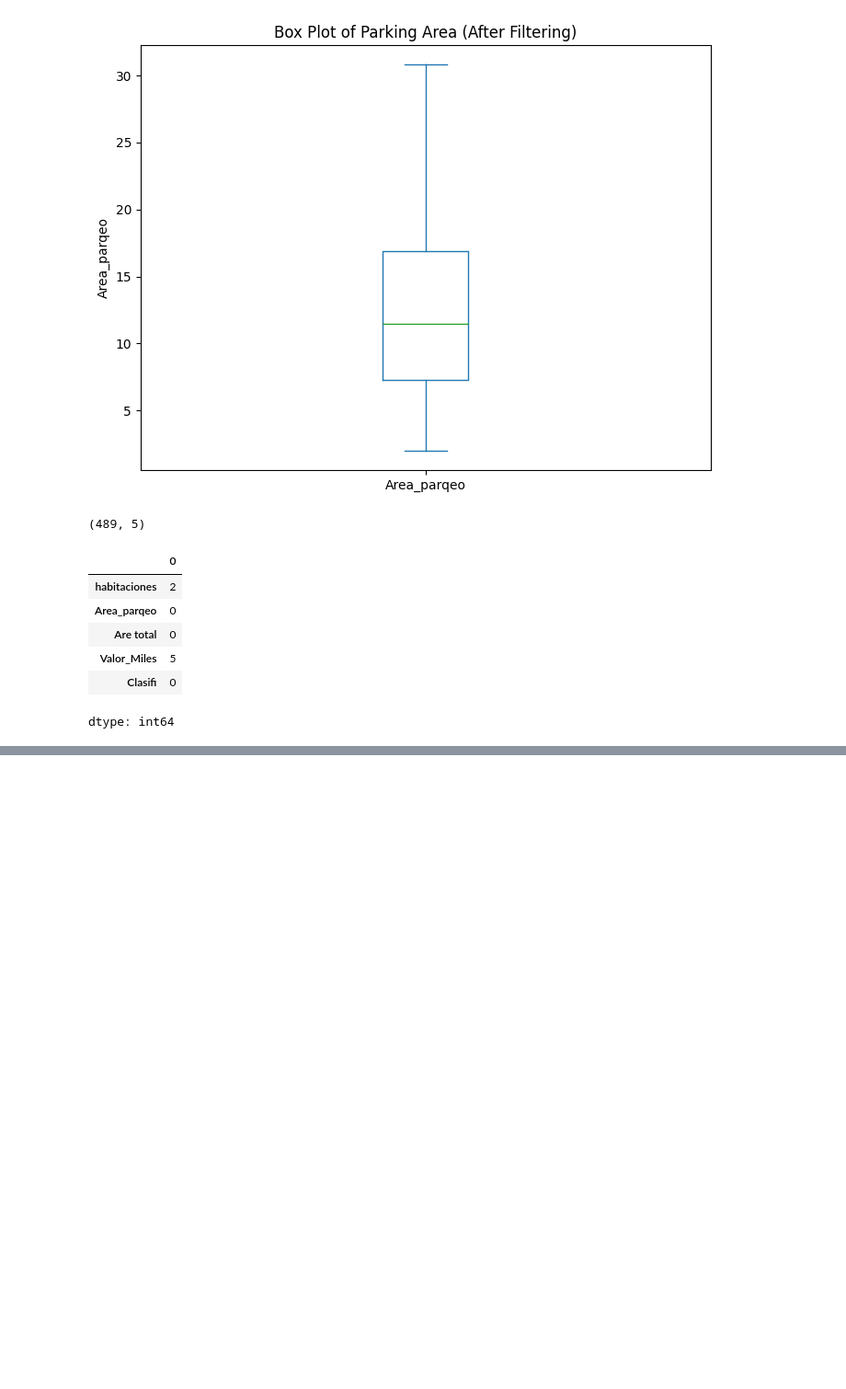
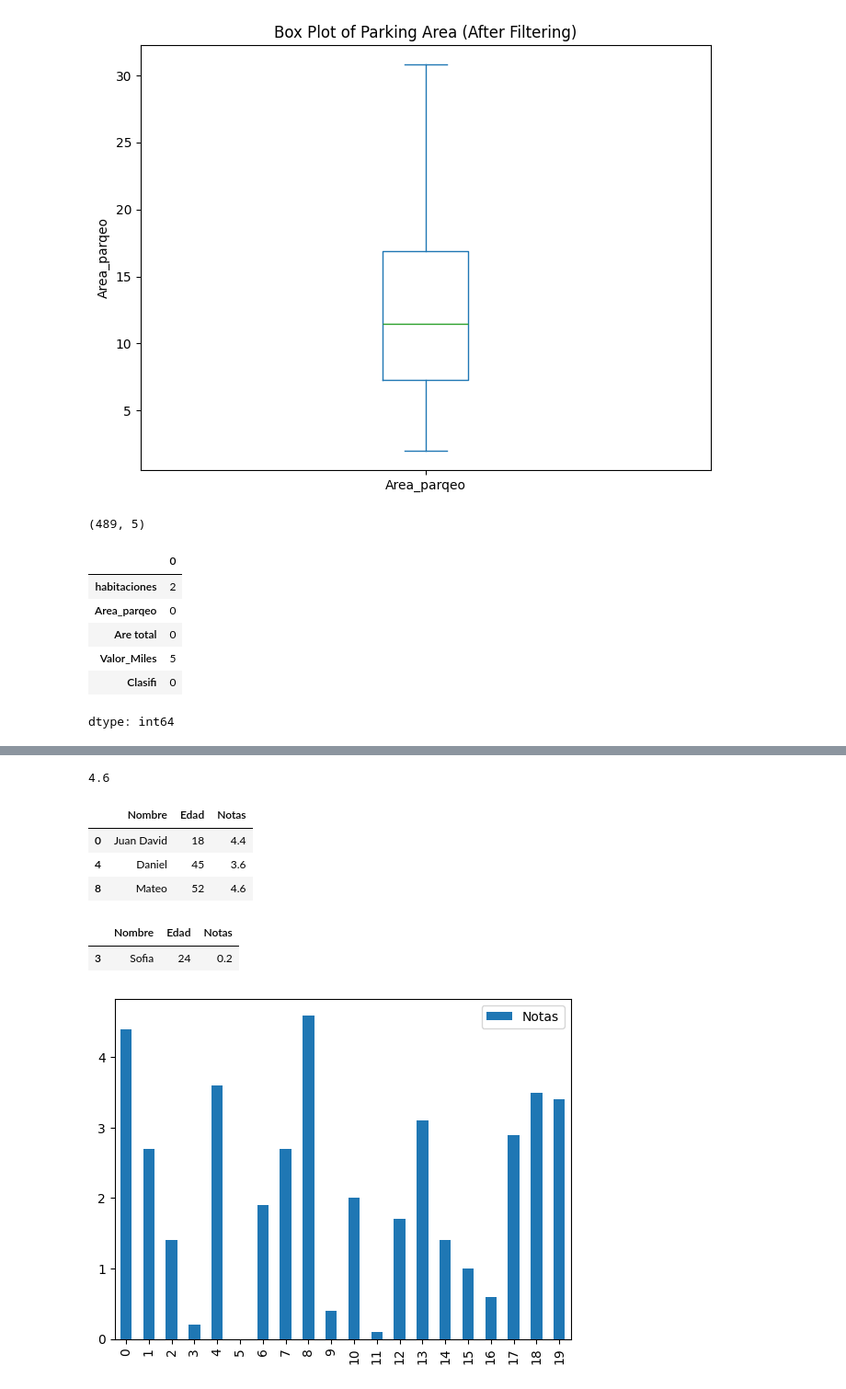
Before and after one commit to M4teoSandoval/Clase-Inteligencia-Artificiall, a Jupyter notebook: Class13/02.ipynb, the cells around one changed output, grey strips where cells are left out. Shown at 92% size. Saved outputs shown, nothing was run; the diff lists cells and outputs as text; code cells hidden in the pictures; blank space fills up the shorter version.

```diff
--- a/Class13/02.ipynb
+++ b/Class13/02.ipynb
@@ -190,0 +226,18 @@ dtype: int64
+# %%
+# prompt: crear un arreglo con la variable datos,con datos sinteticos, usando numpy, donde la columna 0 sea la edad y la columna 1 sean las notas de IA que van de 0 a 5.
+
+import numpy as np
+
+# Número de muestras
+n_samples = 20
+
+# Crear un arreglo de edades aleatorias entre 18 y 60
+edades = np.random.randint(18, 61, size=n_samples)
+
+# Crear un arreglo de notas aleatorias entre 0 y 5 (con un decimal)
+notas = np.round(np.random.uniform(0, 5, size=n_samples), 1)
+
+# Combinar los arreglos en un solo arreglo 2D usando numpy
+datos = np.column_stack((edades, notas))
+
+datos
@@ -190,0 +298,10 @@ dtype: int64
+# %%
+#Arreglo tipo object
+nombres_colombianos = np.array([
+    "Juan David", "Maria Camila", "Sebastian", "Sofia", "Daniel", "Valentina",
+    "Alejandro", "Laura", "Mateo", "Isabella", "Nicolas", "Camila",
+    "Santiago", "Gabriela", "Samuel", "Salome", "David", "Valeria", "Miguel",
+    "Luciana"
+])
+
+nombres_colombianos
@@ -190,0 +313,12 @@ dtype: int64
+# %%
+# prompt: crear un dataframe llamado alumnos en donde integremos el arreglo nombres_colombianos y edad y notas
+
+# Crear el DataFrame 'alumnos'
+alumnos = pd.DataFrame({
+    'Nombre': nombres_colombianos,
+    'Edad': edades,  # Usar la variable 'edades' creada previamente
+    'Notas': notas   # Usar la variable 'notas' creada previamente
+})
+
+# Mostrar el DataFrame
+alumnos
@@ -190,0 +373,29 @@ dtype: int64
+# %%
+alumnos.Notas.max()
+# %% [output]
+4.6
+# %%
+# prompt: quiero ver las notas de los alumnos que sacaron mas de 3,5
+
+# Filter students with grades above 3.5
+high_achievers = alumnos[alumnos['Notas'] > 3.5]
+
+# Display the filtered DataFrame
+high_achievers
+# %% [output]
+|  | Nombre | Edad | Notas |
+| 0 | Juan David | 18 | 4.4 |
+| 4 | Daniel | 45 | 3.6 |
+| 8 | Mateo | 52 | 4.6 |
+# %%
+alumnos[alumnos['Nombre'] == "Sofia"]
+# %% [output]
+|  | Nombre | Edad | Notas |
+| 3 | Sofia | 24 | 0.2 |
+# %%
+import pandas as pd # Make sure pandas is imported
+
+alumnos.plot(y='Notas', kind='bar')  # Use the 'alumnos' DataFrame and specify the column to plot
+plt.show() # Show the plot
+# %% [output]
+[figure, added]
```
Also changed, not shown: parts of 17 cells of this notebook.
